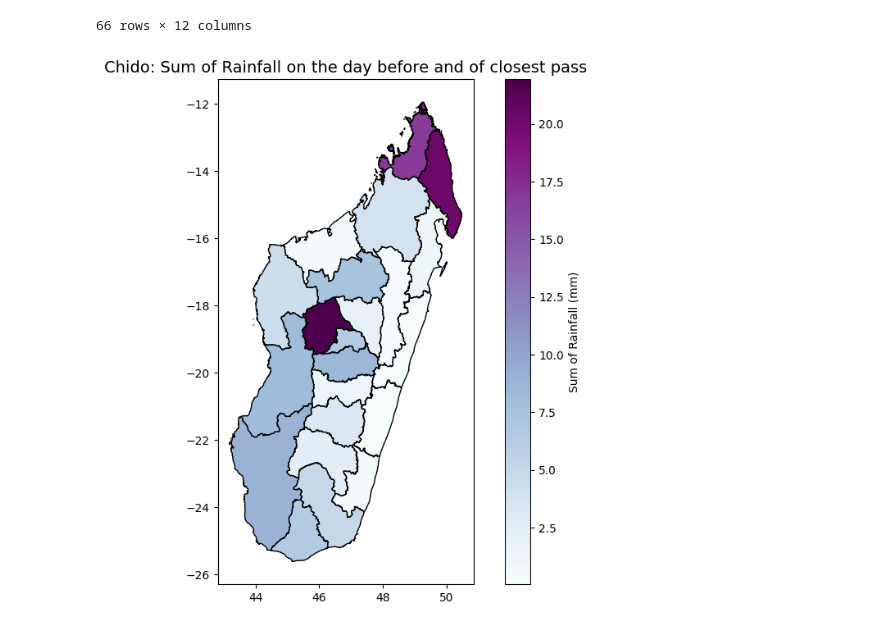
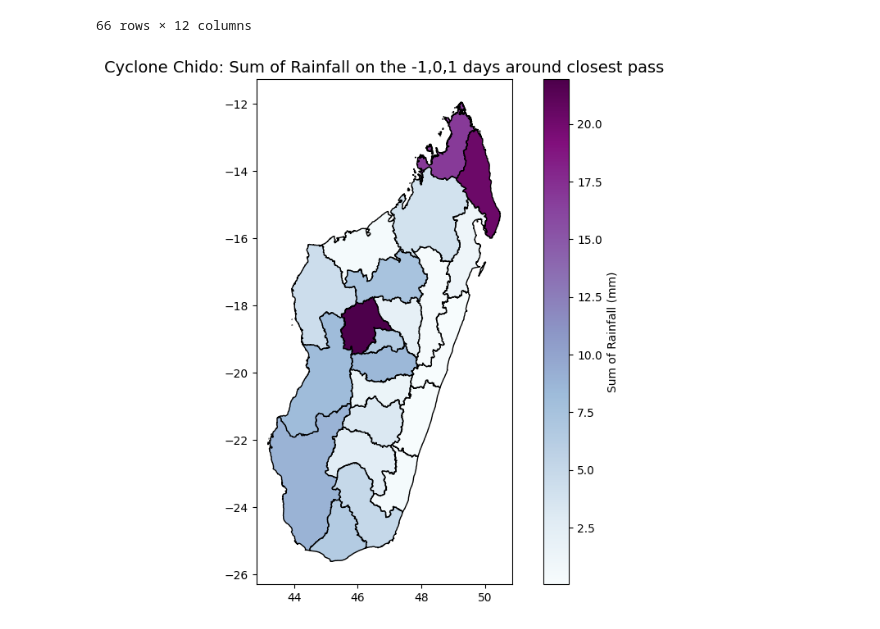
Before and after one commit to OCHA-DAP/ds-aa-mdg-storms, a Jupyter notebook: analysis/03.3_rainfall_cyclone_chido_2024.ipynb, the cells around one changed output. Saved outputs shown, nothing was run; the diff lists cells and outputs as text; code cells hidden in the pictures.

Commit message:
updating plot title

```diff
--- a/analysis/03.3_rainfall_cyclone_chido_2024.ipynb
+++ b/analysis/03.3_rainfall_cyclone_chido_2024.ipynb
@@ -80,17 +80,18 @@ adm1_rain = adm1.merge(
 # %%
 fig, ax = plt.subplots(1, 1, figsize=(10, 8))
 
 adm1_rain.plot(
     column="mean",
     cmap="BuPu",
     legend=True,
     legend_kwds={"label": "Sum of Rainfall (mm)"},
     edgecolor="black",
     ax=ax,
 )
 ax.set_title(
-    "Cyclone Chido: Sum of Rainfall on the day before and of closest pass", fontsize=14
+    "Cyclone Chido: Sum of Rainfall on the -1,0,1 days around closest pass",
+    fontsize=14,
 )
 plt.show()
 # %% [output]
-[figure, old version]
+[figure, new version]
```
